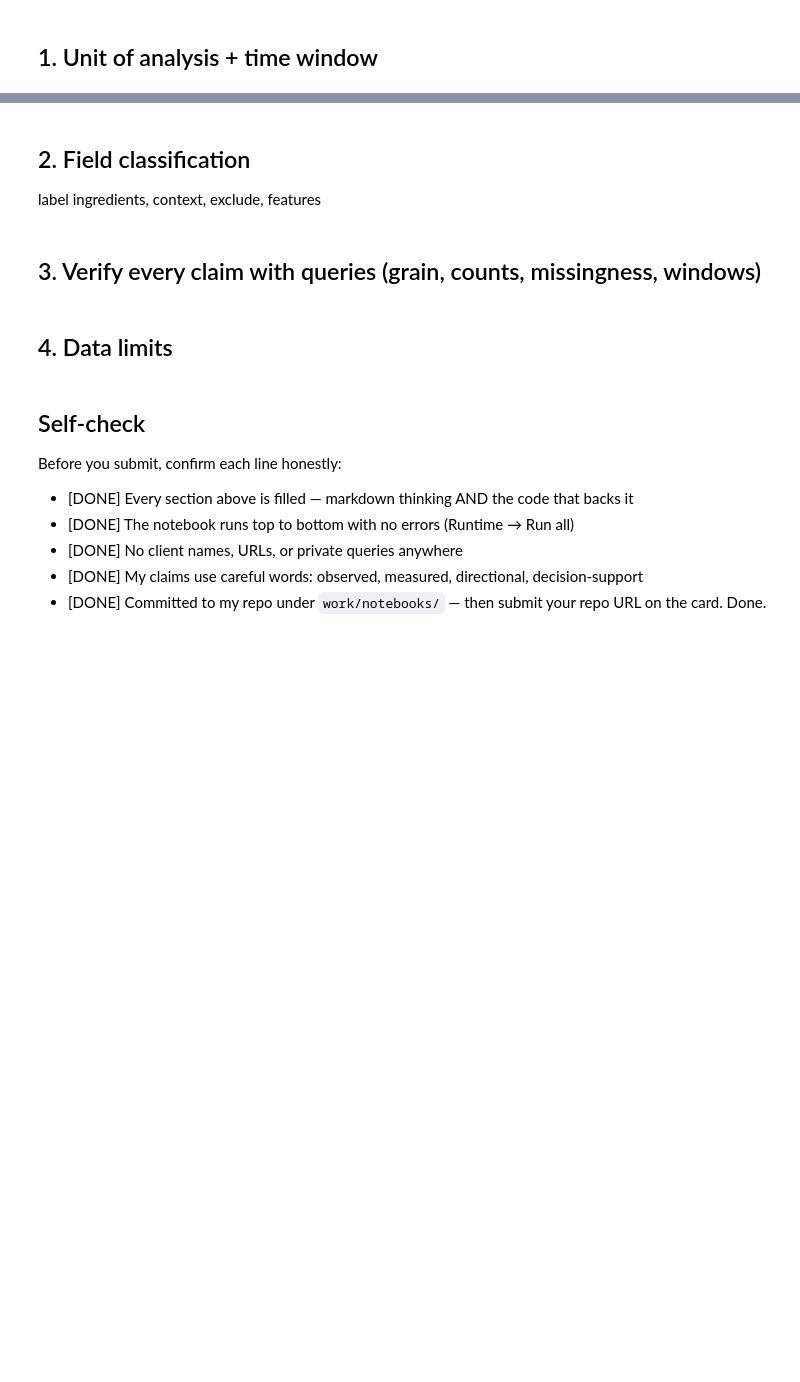
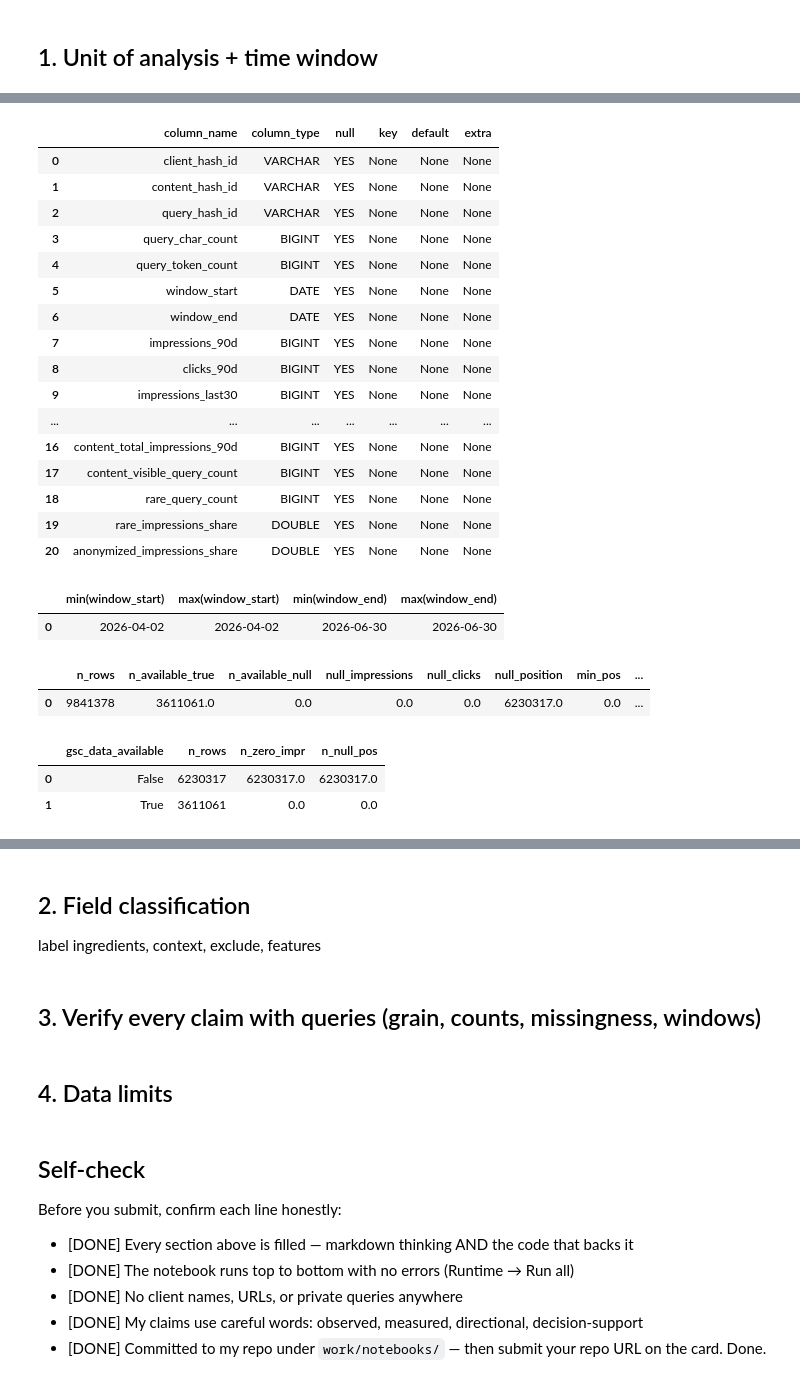
Before and after one commit to AxelYoel/FlyRank-AI-Internship---Axel-Yoel-Chandra, a Jupyter notebook: work/notebooks/w03_data_contract.ipynb, the cells around one changed output, grey strips where cells are left out. Saved outputs shown, nothing was run; the diff lists cells and outputs as text; code cells hidden in the pictures; blank space fills up the shorter version.

```diff
--- a/work/notebooks/w03_data_contract.ipynb
+++ b/work/notebooks/w03_data_contract.ipynb
@@ -10,0 +100,59 @@ This skeleton is yours to fill. Work the sections **in order** — each one has
+# %%
+con.sql(f"DESCRIBE SELECT * FROM read_parquet('{rel}/fact_content_query_90d.parquet')").df()
+# %% [output]
+|  | column_name | column_type | null | key | default | extra |
+| 0 | client_hash_id | VARCHAR | YES | None | None | None |
+| 1 | content_hash_id | VARCHAR | YES | None | None | None |
+| 2 | query_hash_id | VARCHAR | YES | None | None | None |
+| 3 | query_char_count | BIGINT | YES | None | None | None |
+| 4 | query_token_count | BIGINT | YES | None | None | None |
+| 5 | window_start | DATE | YES | None | None | None |
+| 6 | window_end | DATE | YES | None | None | None |
+| 7 | impressions_90d | BIGINT | YES | None | None | None |
+| 8 | clicks_90d | BIGINT | YES | None | None | None |
+| 9 | impressions_last30 | BIGINT | YES | None | None | None |
+| ... | ... | ... | ... | ... | ... | ... |
+| 16 | content_total_impressions_90d | BIGINT | YES | None | None | None |
+| 17 | content_visible_query_count | BIGINT | YES | None | None | None |
+| 18 | rare_query_count | BIGINT | YES | None | None | None |
+| 19 | rare_impressions_share | DOUBLE | YES | None | None | None |
+| 20 | anonymized_impressions_share | DOUBLE | YES | None | None | None |
+# %%
+con.sql(f"""
+    SELECT MIN(window_start), MAX(window_start), MIN(window_end), MAX(window_end)
+    FROM read_parquet('{rel}/fact_content_query_90d.parquet')
+""").df()
+# %% [output]
+|  | min(window_start) | max(window_start) | min(window_end) | max(window_end) |
+| 0 | 2026-04-02 | 2026-04-02 | 2026-06-30 | 2026-06-30 |
+# %%
+con.sql(f"""
+    SELECT
+      COUNT(*) AS n_rows,
+      SUM(CASE WHEN gsc_data_available THEN 1 ELSE 0 END) AS n_available_true,
+      SUM(CASE WHEN gsc_data_available IS NULL THEN 1 ELSE 0 END) AS n_available_null,
+      SUM(CASE WHEN gsc_impressions IS NULL THEN 1 ELSE 0 END) AS null_impressions,
+      SUM(CASE WHEN gsc_clicks IS NULL THEN 1 ELSE 0 END) AS null_clicks,
+      SUM(CASE WHEN gsc_avg_position IS NULL THEN 1 ELSE 0 END) AS null_position,
+      MIN(gsc_avg_position) AS min_pos, MAX(gsc_avg_position) AS max_pos,
+      MIN(gsc_impressions) AS min_impr, MAX(gsc_impressions) AS max_impr,
+      SUM(CASE WHEN gsc_impressions = 0 THEN 1 ELSE 0 END) AS n_zero_impressions,
+      SUM(CASE WHEN gsc_avg_position = 0 THEN 1 ELSE 0 END) AS n_zero_position
+    FROM read_parquet('{rel}/fact_content_daily_performance/month=2026-03/data_0.parquet')
+""").df()
+# %% [output]
+|  | n_rows | n_available_true | n_available_null | null_impressions | null_clicks | null_position | min_pos | ... |
+| 0 | 9841378 | 3611061.0 | 0.0 | 0.0 | 0.0 | 6230317.0 | 0.0 | ... |
+# %%
+con.sql(f"""
+    SELECT gsc_data_available,
+           COUNT(*) AS n_rows,
+           SUM(CASE WHEN gsc_impressions = 0 THEN 1 ELSE 0 END) AS n_zero_impr,
+           SUM(CASE WHEN gsc_avg_position IS NULL THEN 1 ELSE 0 END) AS n_null_pos
+    FROM read_parquet('{rel}/fact_content_daily_performance/month=2026-03/data_0.parquet')
+    GROUP BY 1
+""").df()
+# %% [output]
+|  | gsc_data_available | n_rows | n_zero_impr | n_null_pos |
+| 0 | False | 6230317 | 6230317.0 | 6230317.0 |
+| 1 | True | 3611061 | 0.0 | 0.0 |
```
Also changed, not shown: parts of 7 cells of this notebook.
